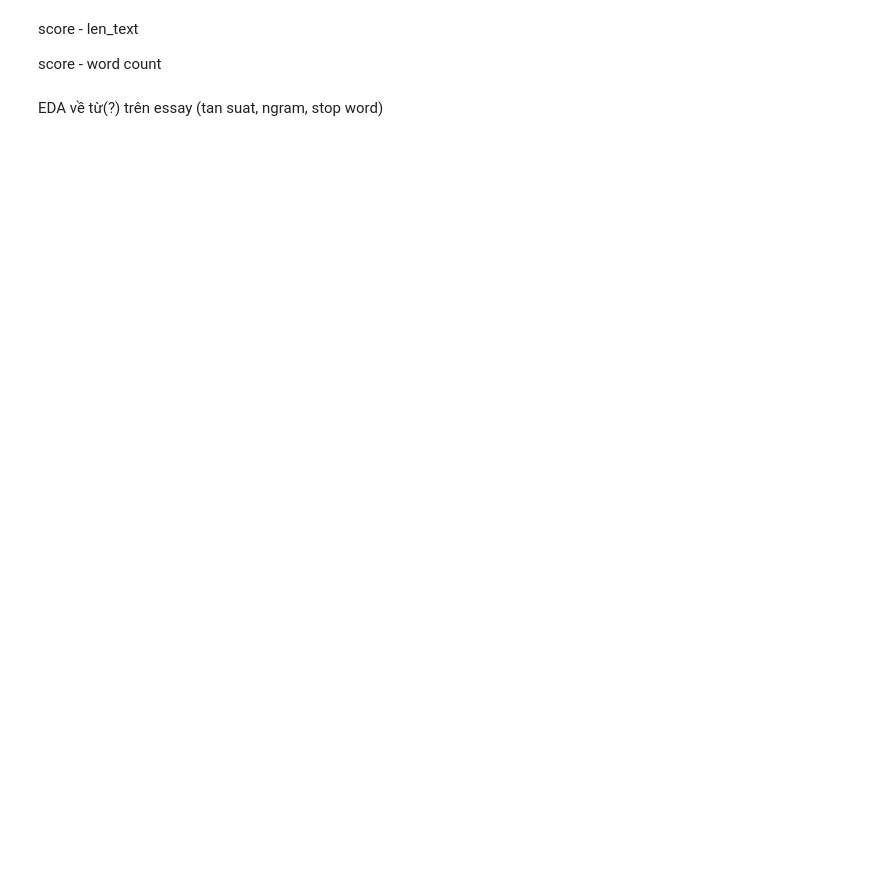
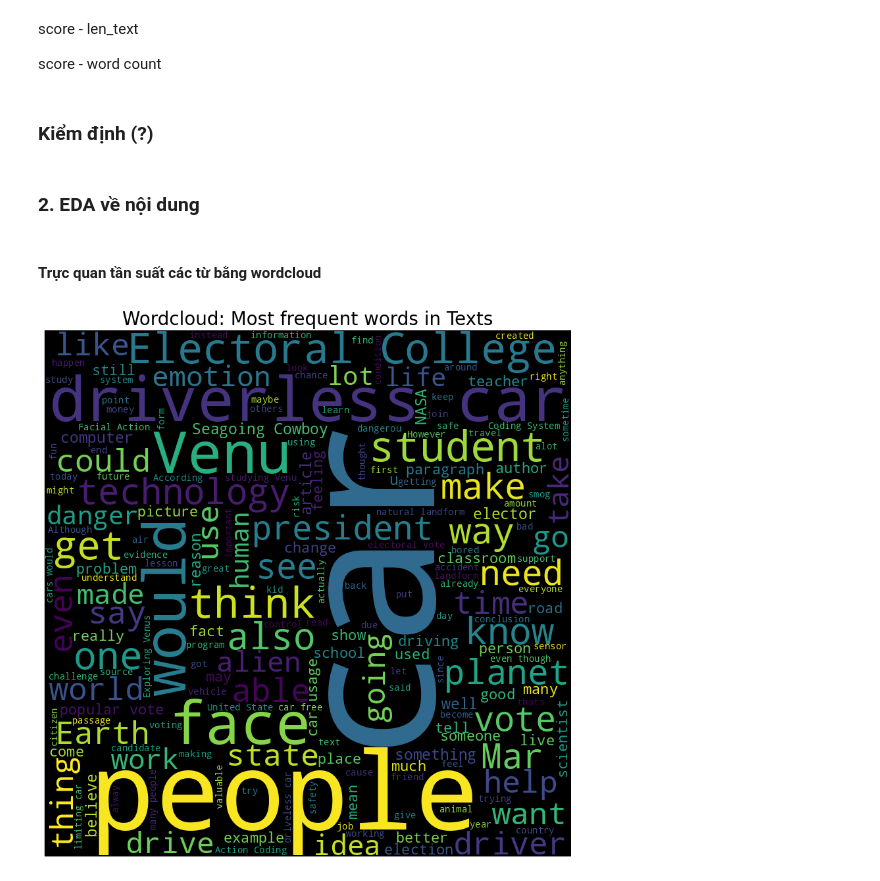
Before and after one commit to dagngyen/hcmus_23-24_automated-essay-scoring, a Jupyter notebook: eda.ipynb, the cells around one changed output. Cells and saved outputs as stored; diff of their text form; code cells hidden in the pictures; blank space fills up the shorter version.

```diff
--- a/eda.ipynb
+++ b/eda.ipynb
@@ -12,4 +12,11 @@ from nltk import tokenize
 from nltk.tokenize import word_tokenize
 from nltk.tokenize import sent_tokenize
 from nltk.corpus import stopwords
+from wordcloud import WordCloud, STOPWORDS
+from sklearn.feature_extraction.text import CountVectorizer
+nltk.download('punkt')
+nltk.download('stopwords')
+nltk.download('vader_lexicon')
+stop=set(stopwords.words('english'))
+from sklearn.feature_extraction.text import CountVectorizer
 warnings.filterwarnings('ignore')
@@ -134,5 +167,35 @@ plt.show()
 score - len_text
 
 score - word count
-# %% [markdown]
-EDA về từ(?) trên essay (tan suat, ngram, stop word)
+# %% [markdown]
+### Kiểm định (?)
+# %% [markdown]
+### 2. EDA về nội dung
+# %% [markdown]
+#### Trực quan tần suất các từ bằng wordcloud
+# %%
+# function to plot world cloud:
+def plot_wordcloud(df, column, title, stopwords):
+
+    # Define stopwords
+    stopwords = stop
+
+    # Define the Wordcloud
+    wordcloud = WordCloud(width = 800,
+                          height = 800,
+                          background_color ='black',
+                          min_font_size = 10,
+                          stopwords = stopwords).generate(' '.join(df[column]))
+
+    # Plot the WordCloud image
+    plt.figure(figsize = (8, 8), facecolor = None)
+    plt.imshow(wordcloud)
+    plt.axis("off")
+    plt.tight_layout(pad = 0)
+    plt.title('Wordcloud: ' + title, fontsize = 20)
+
+    plt.show()
+# %%
+plot_wordcloud(data,column = 'full_text', title = 'Most frequent words in Texts', stopwords = stop)
+# %% [output]
+[figure, added]
```
Also changed, not shown: parts of 32 cells of this notebook.
